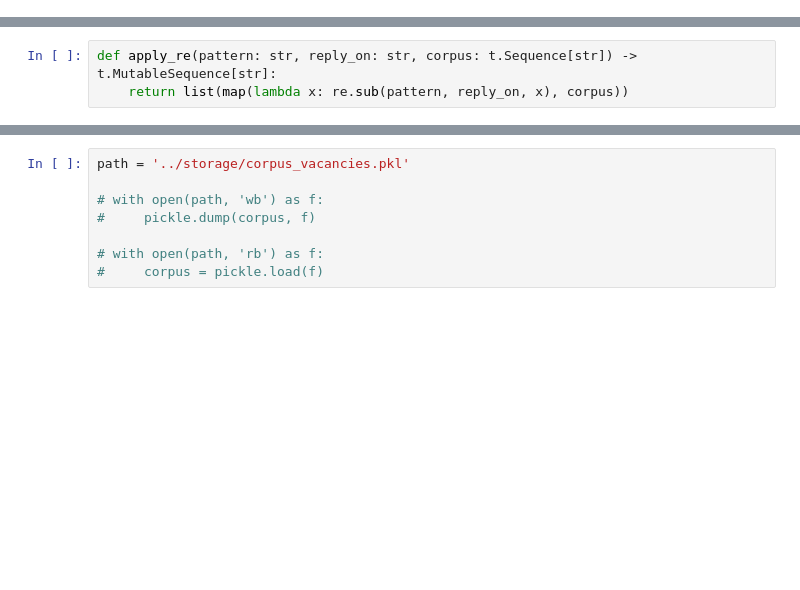
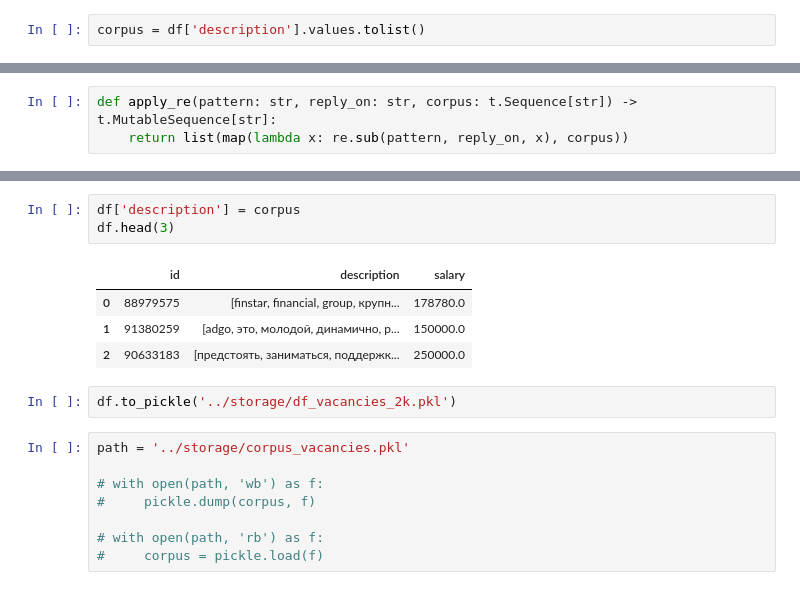
Before and after one commit to ledi-bruh/nlp-labs, a Jupyter notebook: notebooks/pz/pz2.ipynb, the cells around one changed output, grey strips where cells are left out. Cells and saved outputs as stored; diff of their text form; blank space fills up the shorter version.

```diff
--- a/notebooks/pz/pz2.ipynb
+++ b/notebooks/pz/pz2.ipynb
@@ -205,3 +275,5 @@ corpus = [x['description'] for x in vacancies.values()]
+# %%
+corpus = df['description'].values.tolist()
 # %%
 corpus[:5]
 # %% [output]
@@ -263,3 +335,13 @@ corpus[:5]
+# %%
+df['description'] = corpus
+df.head(3)
+# %% [output]
+|  | id | description | salary |
+| 0 | 88979575 | [finstar, financial, group, крупн... | 178780.0 |
+| 1 | 91380259 | [adgo, это, молодой, динамично, р... | 150000.0 |
+| 2 | 90633183 | [предстоять, заниматься, поддержк... | 250000.0 |
+# %%
+df.to_pickle('../storage/df_vacancies_2k.pkl')
 # %%
 path = '../storage/corpus_vacancies.pkl'
 
```
Also changed, not shown: parts of 15 cells of this notebook, 2 other files.
